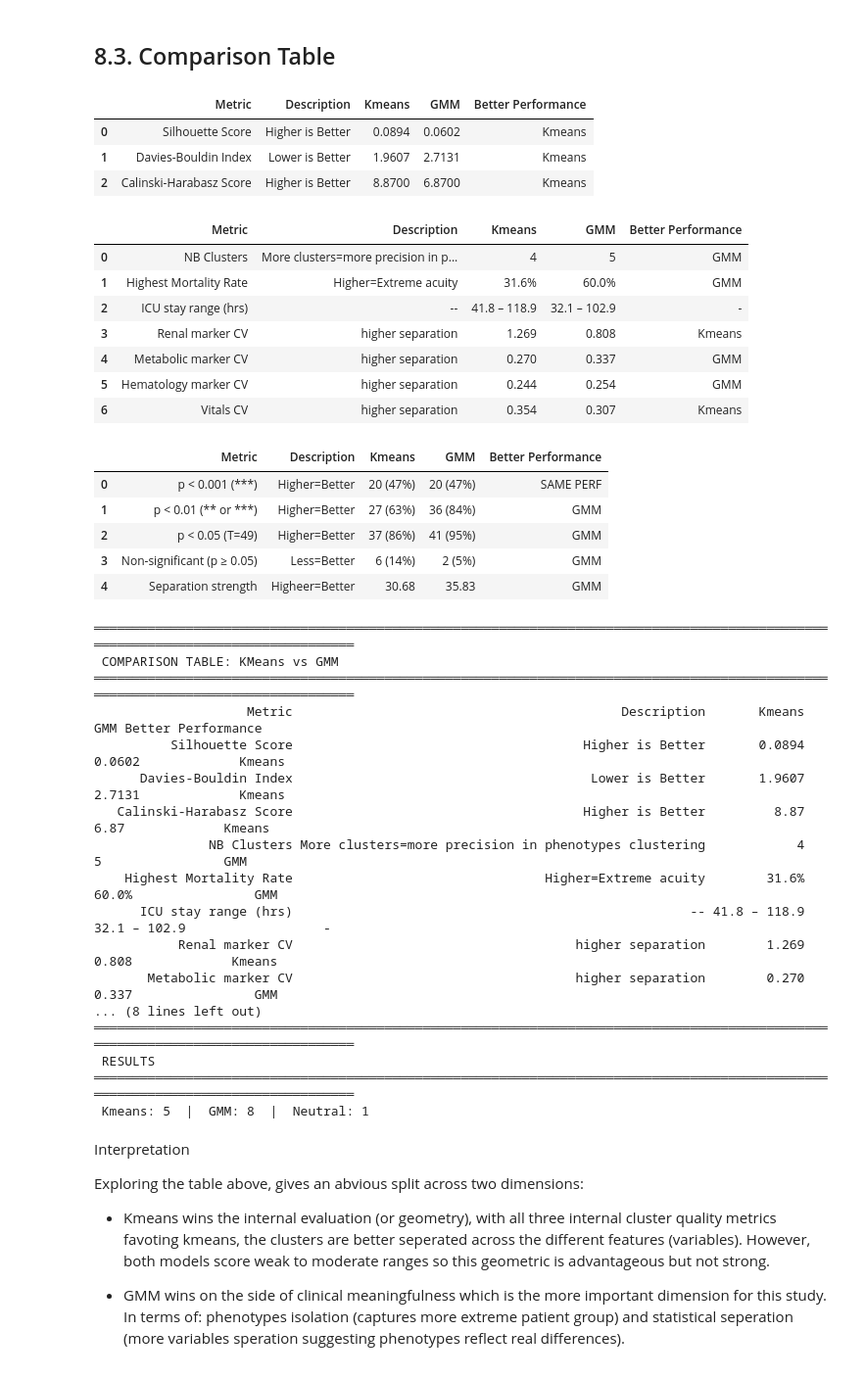
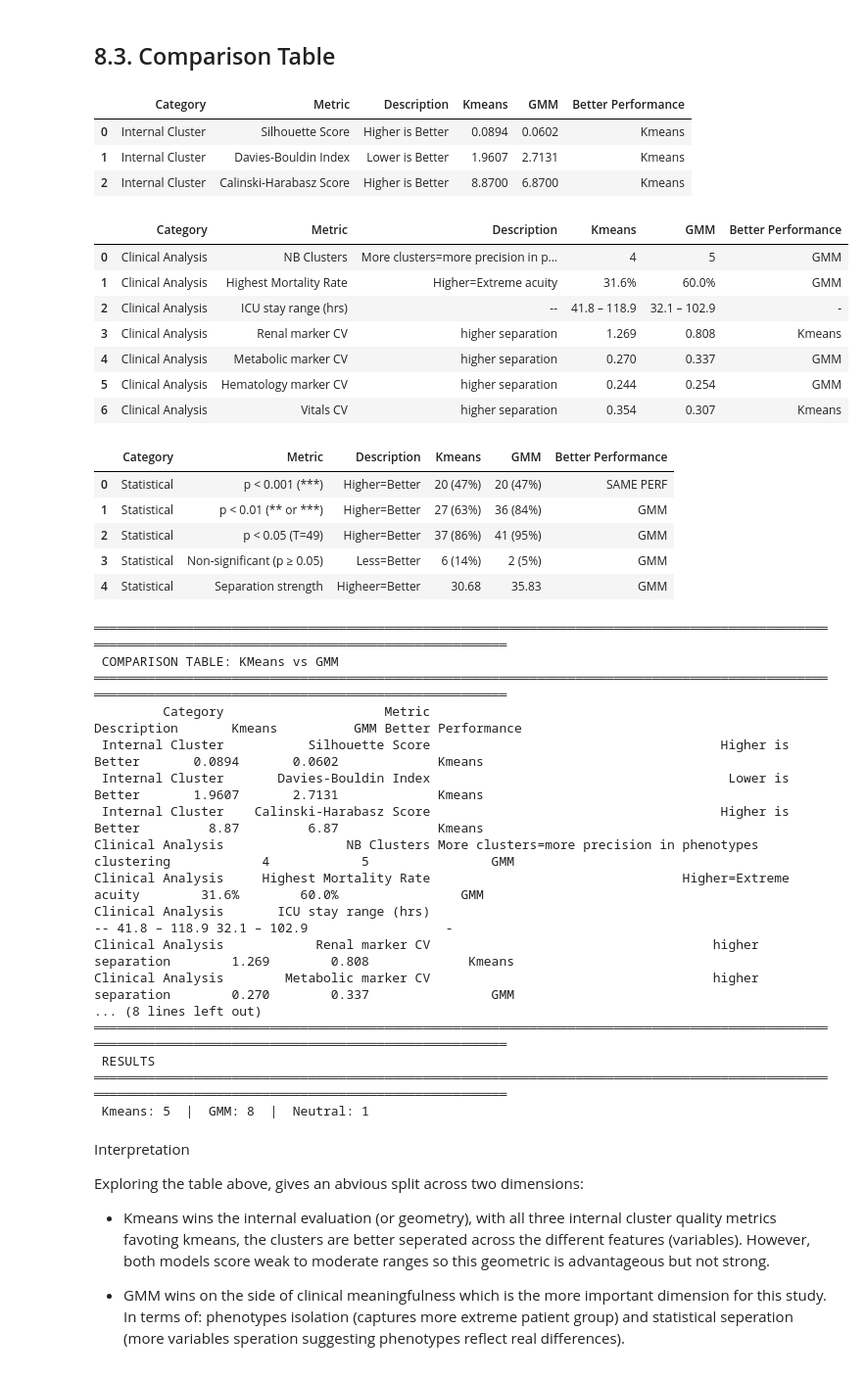
Before and after one commit to OnsHanafi/icu-acquity-phenotyping, a Jupyter notebook: ICUproject.ipynb, the cells around one changed output. Shown at 98% size. Drawn from its saved outputs; the diff is of its cells as text; code cells hidden in the pictures.

Commit message:
added category column to comparison table

```diff
--- a/ICUproject.ipynb
+++ b/ICUproject.ipynb
@@ -1721,6 +1721,7 @@ The GMM model produces a way sharper profiling, with 39 of 41 variables reaching
 perf_T=performance_report.T
 # display(performance_report)
 internal_eval_df = pd.DataFrame({
+    "Category" : ["Internal Cluster","Internal Cluster","Internal Cluster"],
     "Metric" : ["Silhouette Score", "Davies-Bouldin Index", "Calinski-Harabasz Score"],
     "Description" : ["Higher is Better", "Lower is Better", "Higher is Better"],
     "Kmeans": [
@@ -1750,10 +1751,10 @@ internal_eval_df["Better Performance"] = internal_eval_df.apply(determine_better
 
 display(internal_eval_df)
 # %% [output]
-|  | Metric | Description | Kmeans | GMM | Better Performance |
-| 0 | Silhouette Score | Higher is Better | 0.0894 | 0.0602 | Kmeans |
-| 1 | Davies-Bouldin Index | Lower is Better | 1.9607 | 2.7131 | Kmeans |
-| 2 | Calinski-Harabasz Score | Higher is Better | 8.8700 | 6.8700 | Kmeans |
+|  | Category | Metric | Description | Kmeans | GMM | Better Performance |
+| 0 | Internal Cluster | Silhouette Score | Higher is Better | 0.0894 | 0.0602 | Kmeans |
+| 1 | Internal Cluster | Davies-Bouldin Index | Lower is Better | 1.9607 | 2.7131 | Kmeans |
+| 2 | Internal Cluster | Calinski-Harabasz Score | Higher is Better | 8.8700 | 6.8700 | Kmeans |
 # %%
 # --- 2. Phenotypes Eval ---
 
@@ -1812,6 +1813,7 @@ vitals_cv_gmm     = mean_cv(sum_gmm, VITALS_MARKERS)
 
 # -- PD phentype eval
 phenotype_eval_df=pd.DataFrame({
+    "Category" : ["Clinical Analysis","Clinical Analysis","Clinical Analysis","Clinical Analysis","Clinical Analysis","Clinical Analysis","Clinical Analysis"],
     "Metric" : [
         "NB Clusters",
         "Highest Mortality Rate",
@@ -1836,41 +1838,41 @@ phenotype_eval_df=pd.DataFrame({
         f"{max_mort_kmm:.1%}",
         f"{icu_min_kmm:.1f} – {icu_max_kmm:.1f}",
         f"{renal_cv_kmm:.3f}",
         f"{metabolic_cv_kmm:.3f}",
         f"{hematology_cv_kmm:.3f}",
         f"{vitals_cv_kmm:.3f}",
     ],
     "GMM": [
         nb_phenotypes_gmm,
         f"{max_mort_gmm:.1%}",
         f"{icu_min_gmm:.1f} – {icu_max_gmm:.1f}",
         f"{renal_cv_gmm:.3f}",
         f"{metabolic_cv_gmm:.3f}",
         f"{hematology_cv_gmm:.3f}",
         f"{vitals_cv_gmm:.3f}",
     ],
     "Better Performance":[
         "Kmeans" if nb_phenotypes_kmm > nb_phenotypes_gmm else "GMM" if nb_phenotypes_gmm > nb_phenotypes_kmm else "SAME PERF",
         "Kmeans" if max_mort_kmm > max_mort_gmm else "GMM" if max_mort_gmm > max_mort_kmm else "SAME PERF",
         "-",
         mean_cv_Performance(renal_cv_kmm,       renal_cv_gmm),
         mean_cv_Performance(metabolic_cv_kmm,   metabolic_cv_gmm),
         mean_cv_Performance(hematology_cv_kmm,  hematology_cv_gmm),
         mean_cv_Performance(vitals_cv_kmm,      vitals_cv_gmm),
 
     ]
 })
 
 display(phenotype_eval_df)
 # %% [output]
-|  | Metric | Description | Kmeans | GMM | Better Performance |
-| 0 | NB Clusters | More clusters=more precision in p... | 4 | 5 | GMM |
-| 1 | Highest Mortality Rate | Higher=Extreme acuity | 31.6% | 60.0% | GMM |
-| 2 | ICU stay range (hrs) | -- | 41.8 – 118.9 | 32.1 – 102.9 | - |
-| 3 | Renal marker CV | higher separation | 1.269 | 0.808 | Kmeans |
-| 4 | Metabolic marker CV | higher separation | 0.270 | 0.337 | GMM |
-| 5 | Hematology marker CV | higher separation | 0.244 | 0.254 | GMM |
-| 6 | Vitals CV | higher separation | 0.354 | 0.307 | Kmeans |
+|  | Category | Metric | Description | Kmeans | GMM | Better Performance |
+| 0 | Clinical Analysis | NB Clusters | More clusters=more precision in p... | 4 | 5 | GMM |
+| 1 | Clinical Analysis | Highest Mortality Rate | Higher=Extreme acuity | 31.6% | 60.0% | GMM |
+| 2 | Clinical Analysis | ICU stay range (hrs) | -- | 41.8 – 118.9 | 32.1 – 102.9 | - |
+| 3 | Clinical Analysis | Renal marker CV | higher separation | 1.269 | 0.808 | Kmeans |
+| 4 | Clinical Analysis | Metabolic marker CV | higher separation | 0.270 | 0.337 | GMM |
+| 5 | Clinical Analysis | Hematology marker CV | higher separation | 0.244 | 0.254 | GMM |
+| 6 | Clinical Analysis | Vitals CV | higher separation | 0.354 | 0.307 | Kmeans |
 # %%
 ## --- 3. Statistical Eval ---
 
@@ -1907,6 +1909,7 @@ mean_stat_km  = test_km[test_km["sig"].isin(["***"])]["stat"].mean()
 mean_stat_gm  = test_gmm[test_gmm["sig"].isin(["***"])]["stat"].mean()
 
 sig_counts_df = pd.DataFrame({
+    "Category" : ["Statistical","Statistical","Statistical","Statistical","Statistical"],
     "Metric": [
         f"p < 0.001 (***)",
         f"p < 0.01  (** or ***)",
@@ -1941,45 +1944,45 @@ sig_counts_df = pd.DataFrame({
 
 display(sig_counts_df)
 # %% [output]
-|  | Metric | Description | Kmeans | GMM | Better Performance |
-| 0 | p < 0.001 (***) | Higher=Better | 20 (47%) | 20 (47%) | SAME PERF |
-| 1 | p < 0.01 (** or ***) | Higher=Better | 27 (63%) | 36 (84%) | GMM |
-| 2 | p < 0.05 (T=49) | Higher=Better | 37 (86%) | 41 (95%) | GMM |
-| 3 | Non-significant (p ≥ 0.05) | Less=Better | 6 (14%) | 2 (5%) | GMM |
-| 4 | Separation strength | Higheer=Better | 30.68 | 35.83 | GMM |
+|  | Category | Metric | Description | Kmeans | GMM | Better Performance |
+| 0 | Statistical | p < 0.001 (***) | Higher=Better | 20 (47%) | 20 (47%) | SAME PERF |
+| 1 | Statistical | p < 0.01 (** or ***) | Higher=Better | 27 (63%) | 36 (84%) | GMM |
+| 2 | Statistical | p < 0.05 (T=49) | Higher=Better | 37 (86%) | 41 (95%) | GMM |
+| 3 | Statistical | Non-significant (p ≥ 0.05) | Less=Better | 6 (14%) | 2 (5%) | GMM |
+| 4 | Statistical | Separation strength | Higheer=Better | 30.68 | 35.83 | GMM |
 # %%
 # # DISPLAY
 comparison_eval = pd.concat([internal_eval_df, phenotype_eval_df,sig_counts_df], ignore_index=True)
 
-print(f"\n{'═'*130}")
+print(f"\n{'═'*150}")
 print(" COMPARISON TABLE: KMeans vs GMM")
-print(f"{'═'*130}")
+print(f"{'═'*150}")
 print(comparison_eval.to_string(index=False))
 
 # ── RESULTS────────────────────────────────────────────────────────────
-print(f"\n{'═'*130}")
+print(f"\n{'═'*150}")
 print(" RESULTS")
-print(f"{'═'*130}")
+print(f"{'═'*150}")
 km_better  = (comparison_eval["Better Performance"] == "Kmeans").sum()
 gmm_better = (comparison_eval["Better Performance"] == "GMM").sum()
 print(f" Kmeans: {km_better}  |  GMM: {gmm_better}  |  Neutral: {(comparison_eval['Better Performance'] == 'SAME PERF').sum()}")
 # %% [output]
-══════════════════════════════════════════════════════════════════════════════════════════════════════════════════════════════════
+══════════════════════════════════════════════════════════════════════════════════════════════════════════════════════════════════════════════════════
  COMPARISON TABLE: KMeans vs GMM
-══════════════════════════════════════════════════════════════════════════════════════════════════════════════════════════════════
-                    Metric                                           Description       Kmeans          GMM Better Performance
-          Silhouette Score                                      Higher is Better       0.0894       0.0602             Kmeans
-      Davies-Bouldin Index                                       Lower is Better       1.9607       2.7131             Kmeans
-   Calinski-Harabasz Score                                      Higher is Better         8.87         6.87             Kmeans
-               NB Clusters More clusters=more precision in phenotypes clustering            4            5                GMM
-    Highest Mortality Rate                                 Higher=Extreme acuity        31.6%        60.0%                GMM
-      ICU stay range (hrs)                                                    -- 41.8 – 118.9 32.1 – 102.9                  -
-           Renal marker CV                                     higher separation        1.269        0.808             Kmeans
-       Metabolic marker CV                                     higher separation        0.270        0.337                GMM
+══════════════════════════════════════════════════════════════════════════════════════════════════════════════════════════════════════════════════════
+         Category                     Metric                                           Description       Kmeans          GMM Better Performance
+ Internal Cluster           Silhouette Score                                      Higher is Better       0.0894       0.0602             Kmeans
+ Internal Cluster       Davies-Bouldin Index                                       Lower is Better       1.9607       2.7131             Kmeans
+ Internal Cluster    Calinski-Harabasz Score                                      Higher is Better         8.87         6.87             Kmeans
+Clinical Analysis                NB Clusters More clusters=more precision in phenotypes clustering            4            5                GMM
+Clinical Analysis     Highest Mortality Rate                                 Higher=Extreme acuity        31.6%        60.0%                GMM
+Clinical Analysis       ICU stay range (hrs)                                                    -- 41.8 – 118.9 32.1 – 102.9                  -
+Clinical Analysis            Renal marker CV                                     higher separation        1.269        0.808             Kmeans
+Clinical Analysis        Metabolic marker CV                                     higher separation        0.270        0.337                GMM
 ... (8 lines left out)
-══════════════════════════════════════════════════════════════════════════════════════════════════════════════════════════════════
+══════════════════════════════════════════════════════════════════════════════════════════════════════════════════════════════════════════════════════
  RESULTS
-══════════════════════════════════════════════════════════════════════════════════════════════════════════════════════════════════
+══════════════════════════════════════════════════════════════════════════════════════════════════════════════════════════════════════════════════════
  Kmeans: 5  |  GMM: 8  |  Neutral: 1
 # %% [markdown]
 Interpretation
```
